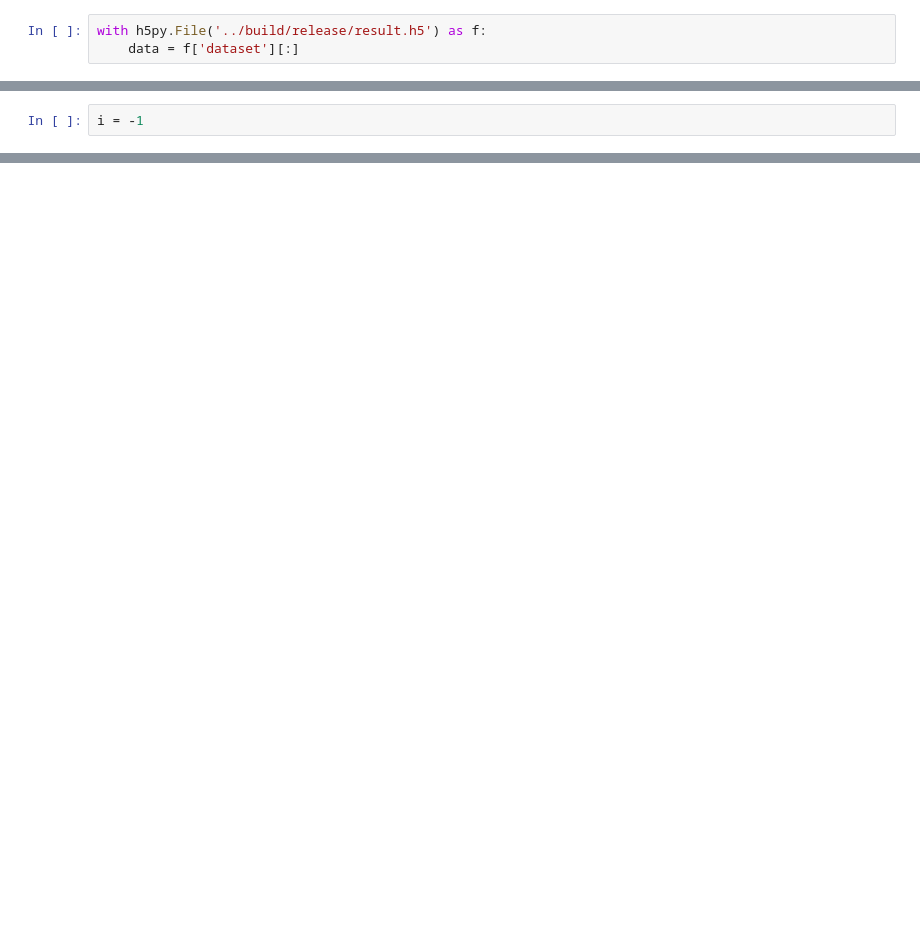
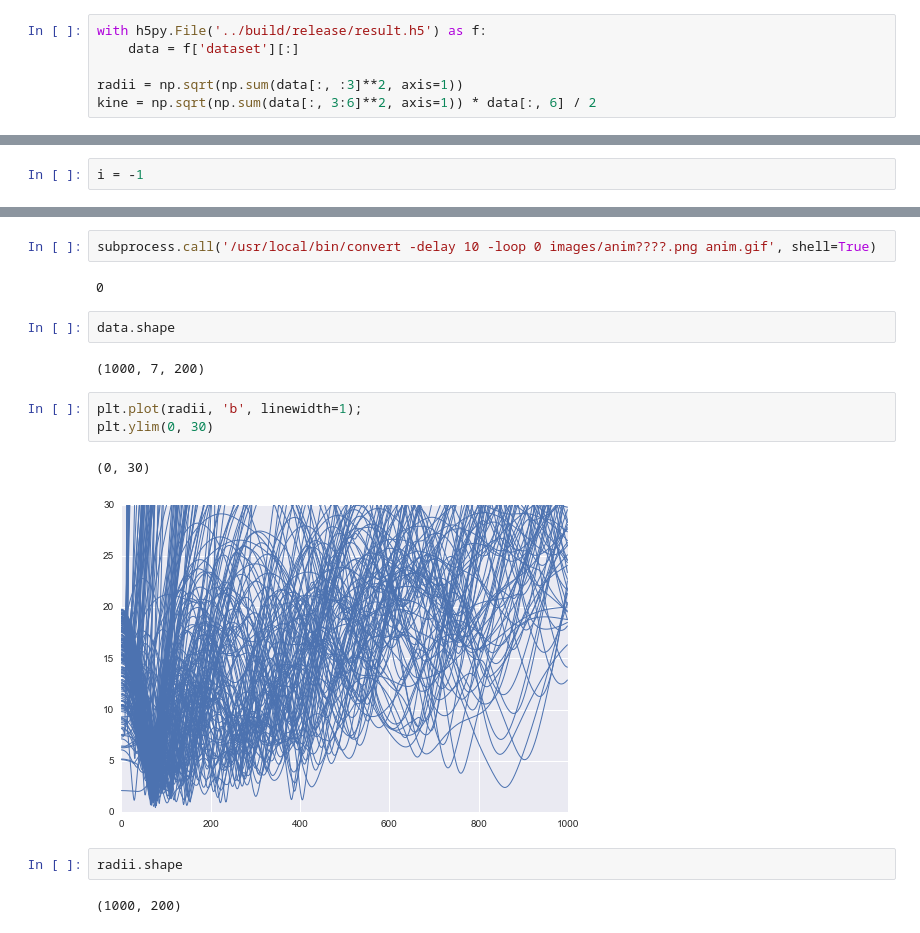
Before and after one commit to jbradt/comp-phys, a Jupyter notebook: project4/writeup/Plots.ipynb, the cells around one changed output, grey strips where cells are left out. Cells and saved outputs as stored; diff of their text form; blank space fills up the shorter version.

```diff
--- a/project4/writeup/Plots.ipynb
+++ b/project4/writeup/Plots.ipynb
@@ -10,3 +12,6 @@ from mpl_toolkits.mplot3d import Axes3D
 # %%
 with h5py.File('../build/release/result.h5') as f:
     data = f['dataset'][:]
+
+radii = np.sqrt(np.sum(data[:, :3]**2, axis=1))
+kine = np.sqrt(np.sum(data[:, 3:6]**2, axis=1)) * data[:, 6] / 2
@@ -34,0 +82,18 @@ for
+# %%
+subprocess.call('/usr/local/bin/convert -delay 10 -loop 0 images/anim????.png anim.gif', shell=True)
+# %% [output]
+0
+# %%
+data.shape
+# %% [output]
+(1000, 7, 200)
+# %%
+plt.plot(radii, 'b', linewidth=1);
+plt.ylim(0, 30)
+# %% [output]
+(0, 30)
+[figure, added]
+# %%
+radii.shape
+# %% [output]
+(1000, 200)
```
Also changed, not shown: parts of 12 cells of this notebook, 4 other files.
